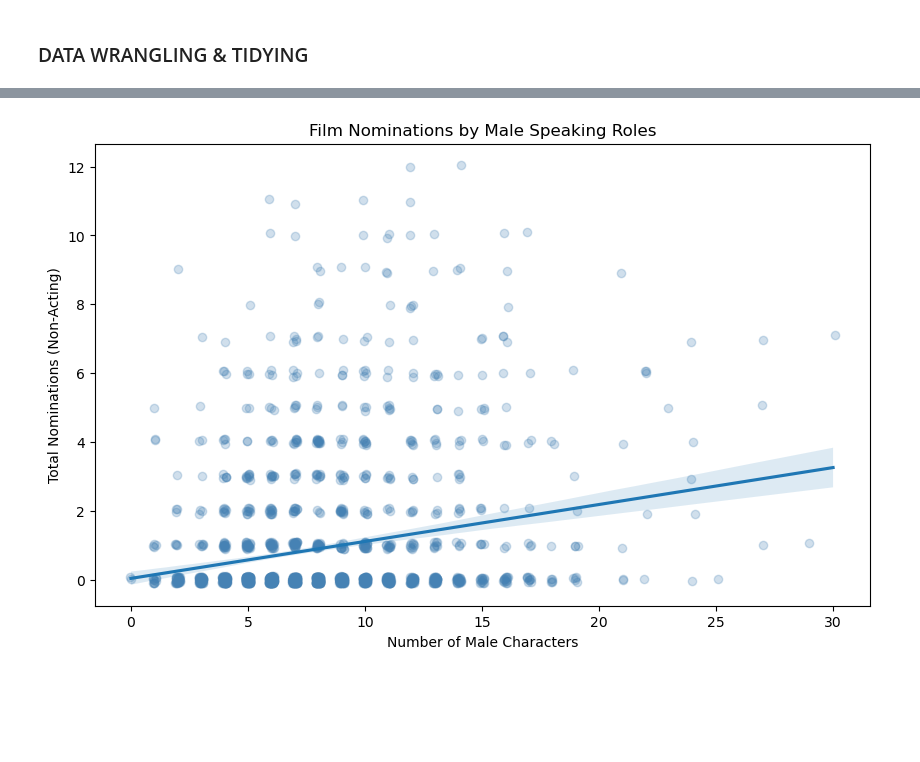
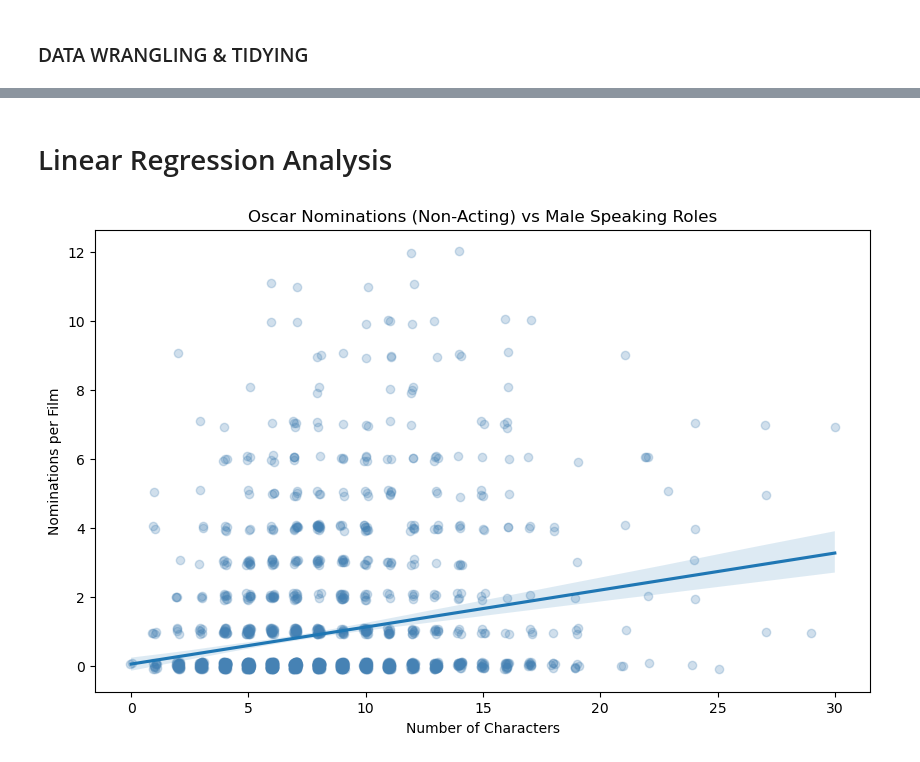
Before and after one commit to stephbc/DATA698_MastersResearchProject, a Jupyter notebook: data1.ipynb, the cells around one changed output, grey strips where cells are left out. Saved outputs shown, nothing was run; the diff lists cells and outputs as text; code cells hidden in the pictures; blank space fills up the shorter version.

```diff
--- a/data1.ipynb
+++ b/data1.ipynb
@@ -231,19 +251,15 @@ memory usage: 140.8+ KB
 None
 # %%
-# Join on title and year for Academy Award data
-oscars_full = pd.merge(film_wide, oscars, on=["title", "year"], how="left")
+# Left join on title and year for Academy Award data to keep 0 nominations
+oscars_gender = pd.merge(film_gender, oscars, on=["title", "year"], how="left")
 
 # NAs in winner and award columns indicate no nomination
-print(oscars_full.isna().sum())
+# print(oscars_gender.isna().sum())
 
 # Split acting vs non-acting awards due to inherent gendering
-if_act = oscars_full["award"].str.contains("ACTOR|ACTRESS", case=False, na=False)
-
-# Acting awards
-oscars_acting = oscars_full[if_act]
-
-# All other awards
-oscars_other = oscars_full[~if_act]
+if_act = oscars_gender["award"].str.contains("ACTOR|ACTRESS", case=False, na=False)
+oscars_acting = oscars_gender[if_act]
+oscars_other = oscars_gender[~if_act]
 
 print(len(oscars_acting))
 print(len(oscars_other))
@@ -289,14 +269,22 @@ None
 # %%
-# Aggregate for plotting
-other_summary = oscars_other.groupby(["title", "year", "dominant_gender"], observed=True).agg(
+# Aggregate
+oscars_summary = oscars_other.groupby(["title", "year"], observed=True).agg(
     total_nominations=("award", lambda x: x.notna().sum()),
     total_wins=("winner", "sum")
 ).reset_index()
 
-other_summary = oscars_other.merge(other_summary, on=["title", "year", "dominant_gender"], how="left").drop_duplicates(subset=["title", "year"])
-other_summary = other_summary.fillna({"total_nominations": 0, "total_wins": 0})
+# Merge back other columns, drop categories
+oscars_summary = pd.merge(oscars_other, oscars_summary, on=["title", "year"], how="left").drop_duplicates(subset=["title", "year"])
+oscars_summary = oscars_summary.drop(["winner", "award"], axis=1)
 
-print(other_summary.head())
+# Handle missing data
+# print(oscars_summary.isnull().sum())
+oscars_summary = oscars_summary.fillna({"total_nominations": 0, "total_wins": 0})
+oscars_summary["nominated"] = np.where(oscars_summary["total_nominations"] > 0, True, False)
+
+# Mark as non-acting
+oscars_summary = oscars_summary.assign(df_type = "Other")
+print(oscars_summary.head())
 # %% [output]
                          title  year  total_words_f  total_words_m  \
 0   10 things i hate about you  1999         8992.0        10688.0
@@ -400,20 +596,22 @@ plt.show()
+# %% [markdown]
+# Linear Regression Analysis
 # %%
 plt.figure(figsize=(10, 6))
 sns.regplot(
-    data=other_summary,
+    data=oscars_summary,
     x="num_characters_m",
     y="total_nominations",
     x_jitter=0.1,
     y_jitter=0.1,
     scatter_kws={"alpha": 0.25, "color": "steelblue"}
 )
 
-plt.title("Film Nominations by Male Speaking Roles")
-plt.xlabel("Number of Male Characters")
-plt.ylabel("Total Nominations (Non-Acting)")
+plt.title("Oscar Nominations (Non-Acting) vs Male Speaking Roles")
+plt.xlabel("Number of Characters")
+plt.ylabel("Nominations per Film")
 plt.show()
 # %% [output]
-[figure, old version]
+[figure, new version]
 # %%
 plt.figure(figsize=(10, 6))
 sns.regplot(
```
Also changed, not shown: parts of 32 cells of this notebook.
